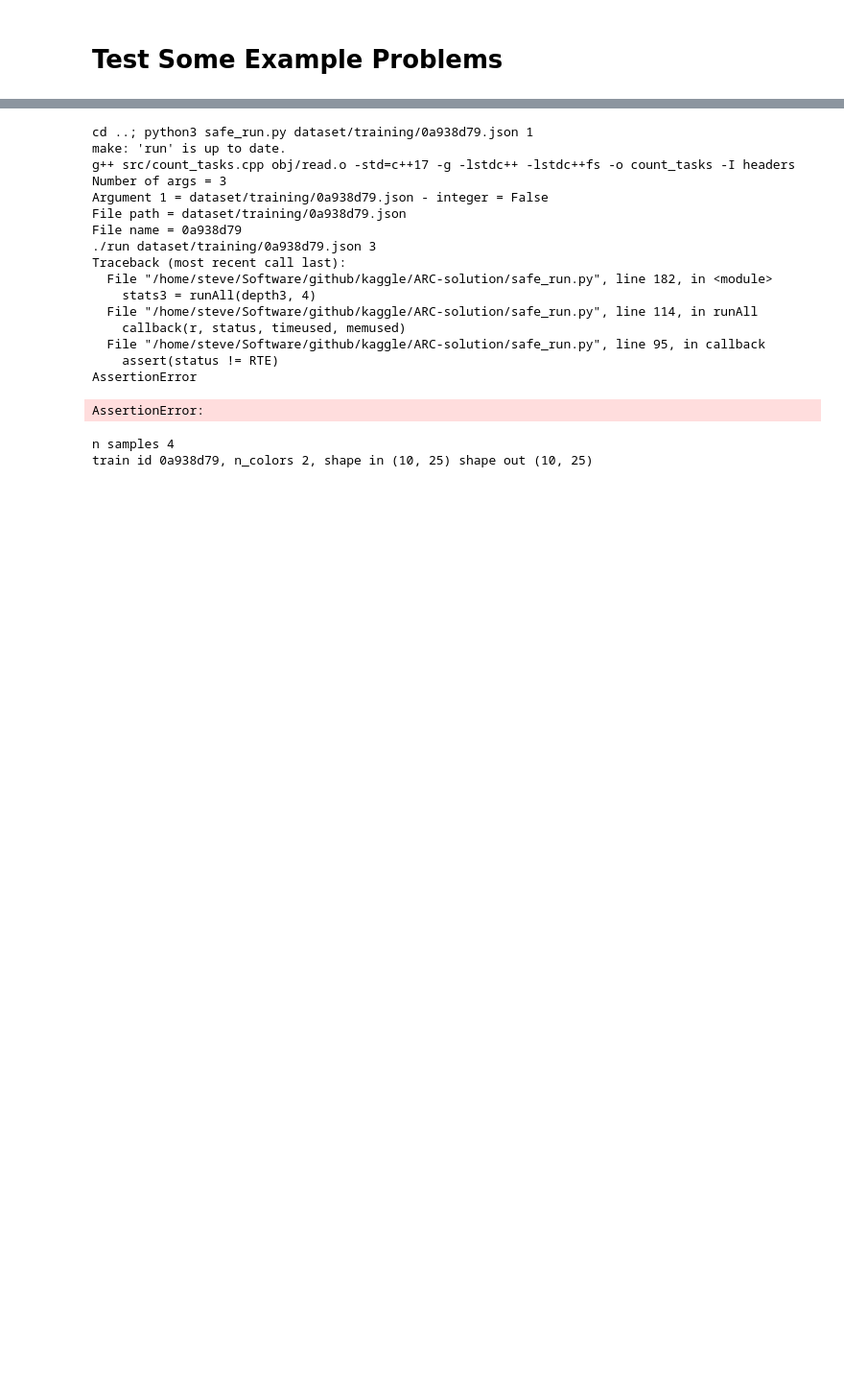
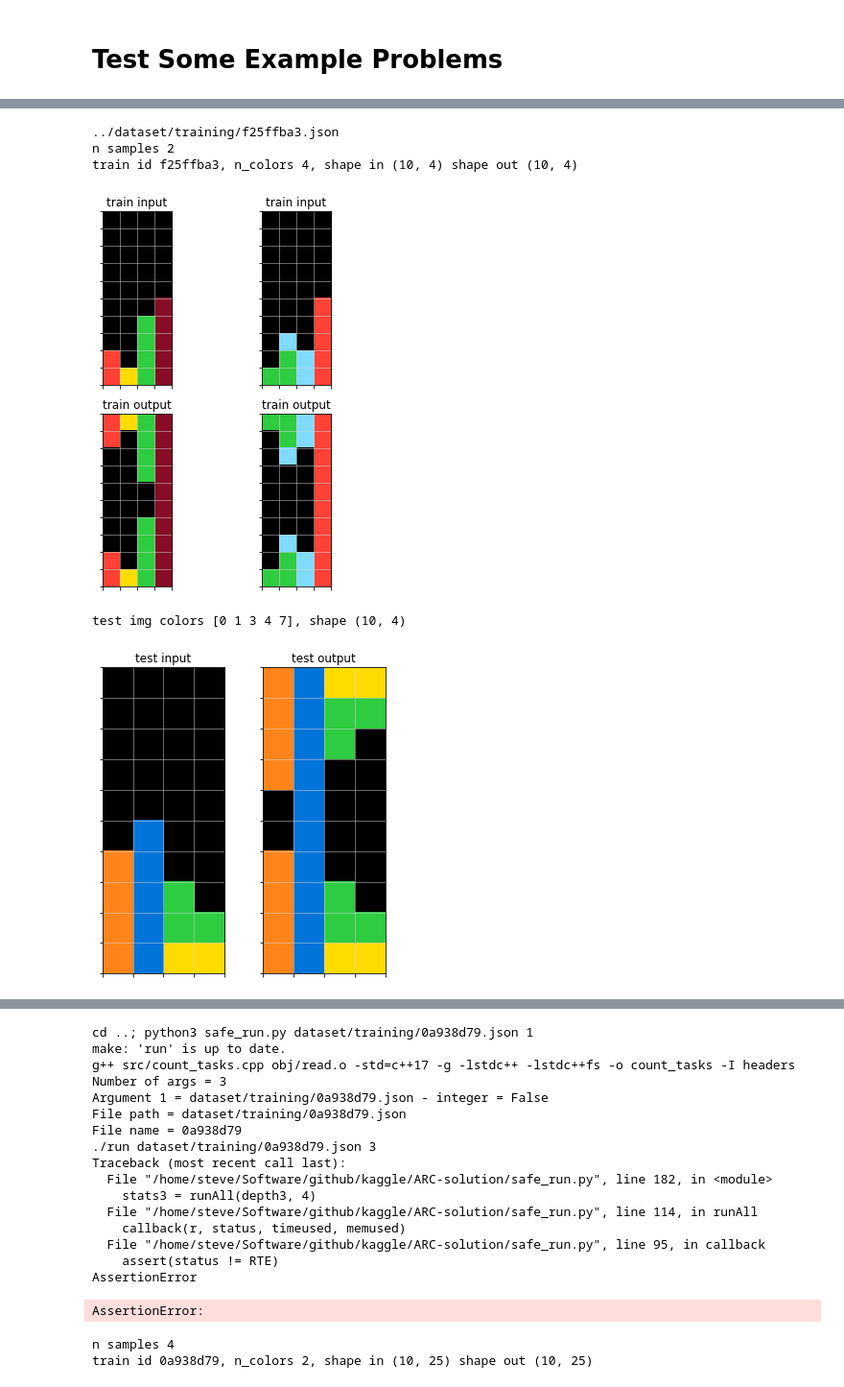
Before and after one commit to LisburnLad/ARC-solution, a Jupyter notebook: notebooks/examine icecuber solution.ipynb, the cells around one changed output, grey strips where cells are left out. Shown at 96% size. Cells and saved outputs as stored; diff of their text form; code cells hidden in the pictures; blank space fills up the shorter version.

```diff
--- a/notebooks/examine icecuber solution.ipynb
+++ b/notebooks/examine icecuber solution.ipynb
@@ -205,0 +247,13 @@ Result: Fail
+# %%
+train_id = 'f25ffba3'
+filepath = f"../dataset/training/{train_id}.json"
+print(filepath)
+data = load_json(filepath)
+plot_sample(data, train_id)
+# %% [output]
+../dataset/training/f25ffba3.json
+n samples 2
+train id f25ffba3, n_colors 4, shape in (10, 4) shape out (10, 4)
+[figure, added]
+test img colors [0 1 3 4 7], shape (10, 4)
+[figure, added]
```
Also changed, not shown: parts of 15 cells of this notebook, 5 other files.
